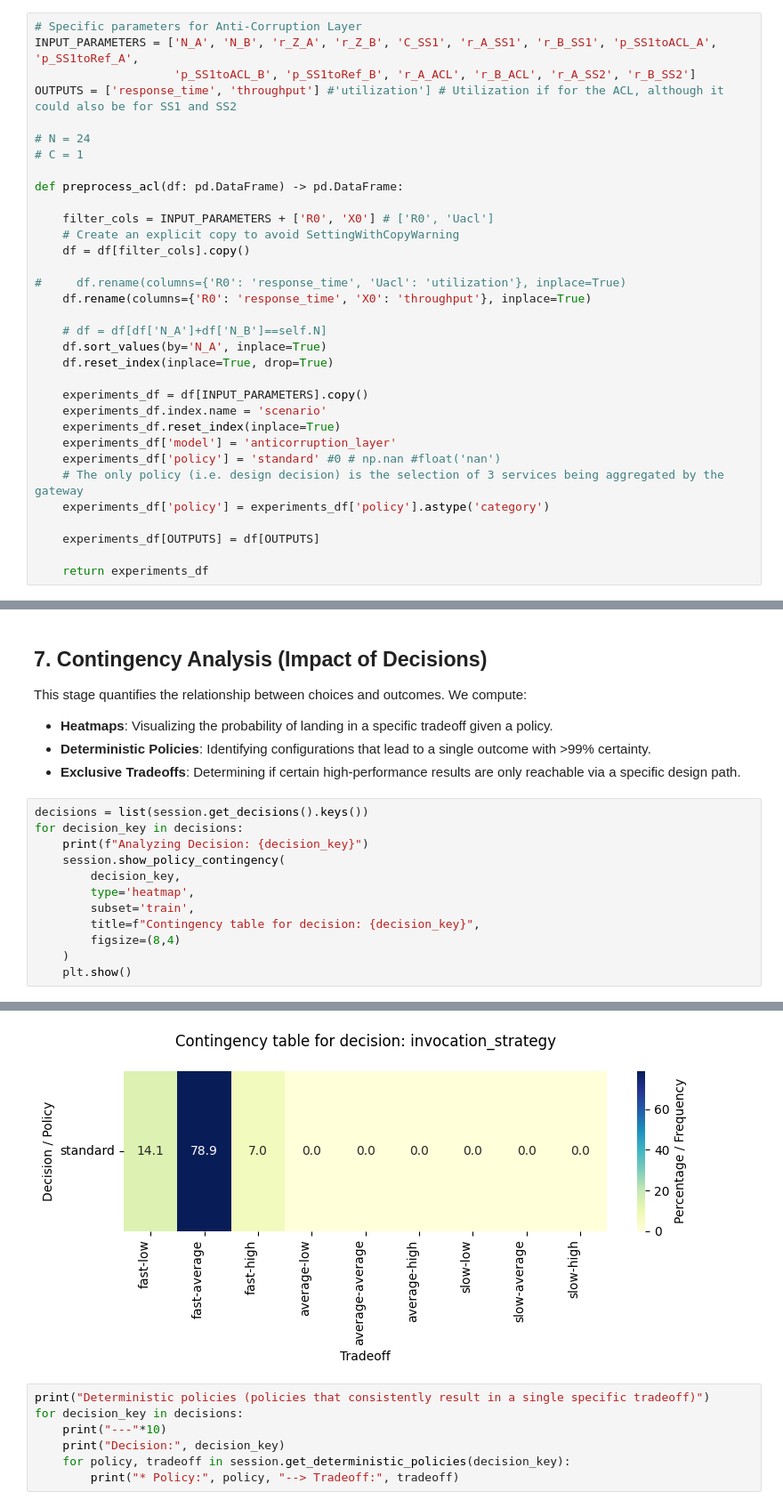
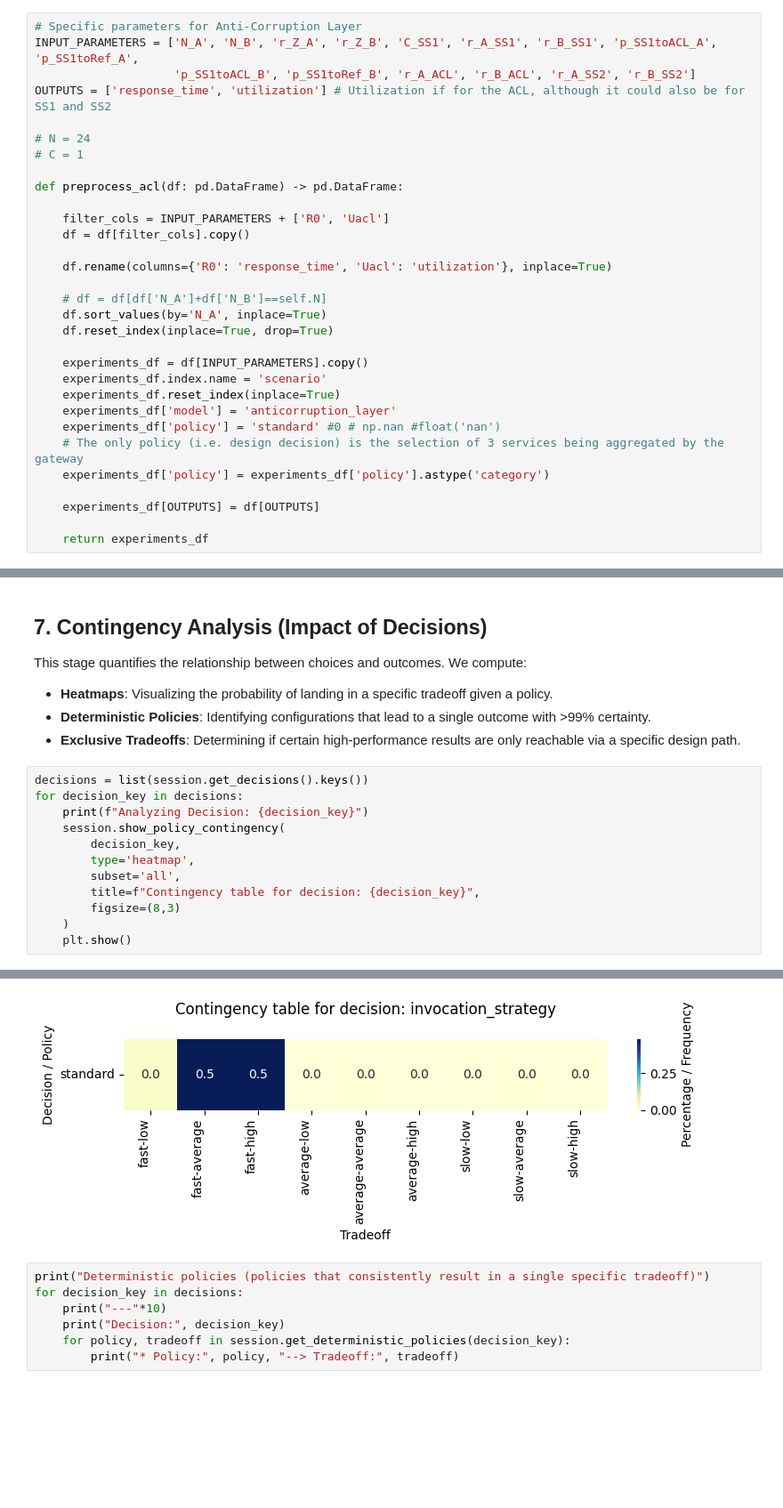
Before and after one commit to andresdp/patterns-sa, a Jupyter notebook: patterns/Anti_Corruption_Layer/analysis-acl.ipynb, the cells around one changed output, grey strips where cells are left out. Shown at 89% size. Drawn from its saved outputs; the diff is of its cells as text; blank space fills up the shorter version.

```diff
--- a/patterns/Anti_Corruption_Layer/analysis-acl.ipynb
+++ b/patterns/Anti_Corruption_Layer/analysis-acl.ipynb
@@ -22,19 +22,17 @@ Raw simulation data often contains tool-specific column names and numeric identi
 # Specific parameters for Anti-Corruption Layer
 INPUT_PARAMETERS = ['N_A', 'N_B', 'r_Z_A', 'r_Z_B', 'C_SS1', 'r_A_SS1', 'r_B_SS1', 'p_SS1toACL_A', 'p_SS1toRef_A',
                     'p_SS1toACL_B', 'p_SS1toRef_B', 'r_A_ACL', 'r_B_ACL', 'r_A_SS2', 'r_B_SS2']
-OUTPUTS = ['response_time', 'throughput'] #'utilization'] # Utilization if for the ACL, although it could also be for SS1 and SS2
+OUTPUTS = ['response_time', 'utilization'] # Utilization if for the ACL, although it could also be for SS1 and SS2
 
 # N = 24
 # C = 1
 
 def preprocess_acl(df: pd.DataFrame) -> pd.DataFrame:
 
-    filter_cols = INPUT_PARAMETERS + ['R0', 'X0'] # ['R0', 'Uacl']
-    # Create an explicit copy to avoid SettingWithCopyWarning
+    filter_cols = INPUT_PARAMETERS + ['R0', 'Uacl']
     df = df[filter_cols].copy()
 
-#     df.rename(columns={'R0': 'response_time', 'Uacl': 'utilization'}, inplace=True)
-    df.rename(columns={'R0': 'response_time', 'X0': 'throughput'}, inplace=True)
+    df.rename(columns={'R0': 'response_time', 'Uacl': 'utilization'}, inplace=True)
 
     # df = df[df['N_A']+df['N_B']==self.N]
     df.sort_values(by='N_A', inplace=True)
@@ -203,19 +211,19 @@ This stage quantifies the relationship between choices and outcomes. We compute:
 # %%
 decisions = list(session.get_decisions().keys())
 for decision_key in decisions:
     print(f"Analyzing Decision: {decision_key}")
     session.show_policy_contingency(
         decision_key,
         type='heatmap',
-        subset='train',
+        subset='all',
         title=f"Contingency table for decision: {decision_key}",
-        figsize=(8,4)
+        figsize=(8,3)
     )
     plt.show()
 # %% [output]
 Analyzing Decision: invocation_strategy
 Warning: Using approximate match for decision: acl_pattern:invocation_strategy -> invocation_strategy
-[figure, old version]
+[figure, new version]
 # %%
 print("Deterministic policies (policies that consistently result in a single specific tradeoff)")
 for decision_key in decisions:
```
Also changed, not shown: parts of 27 cells of this notebook, 13 other files.
